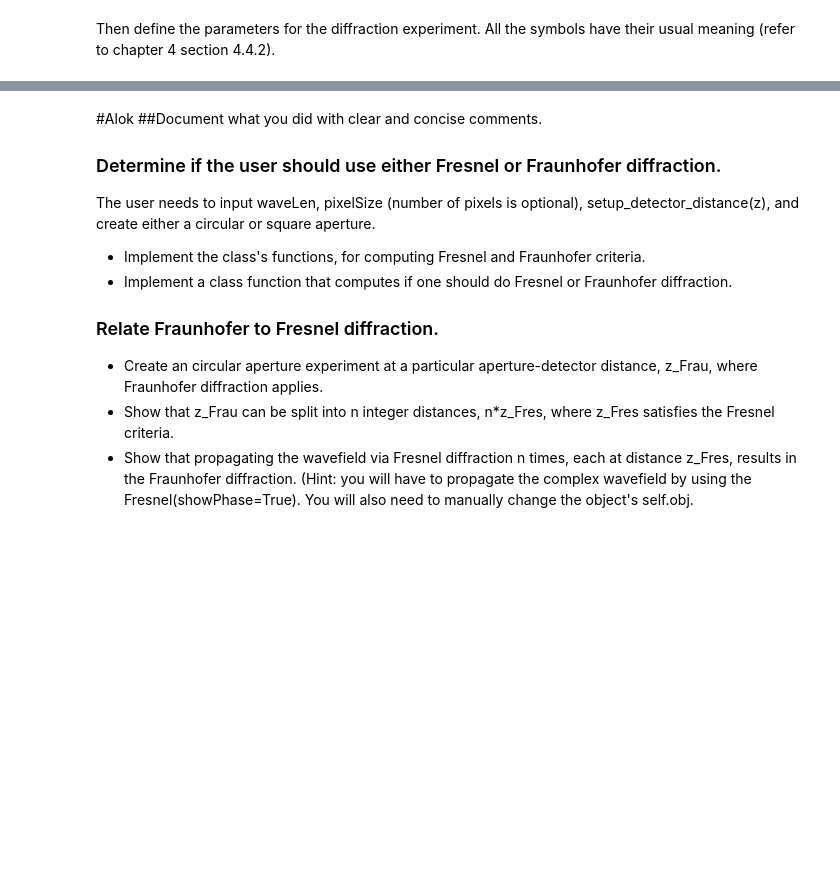
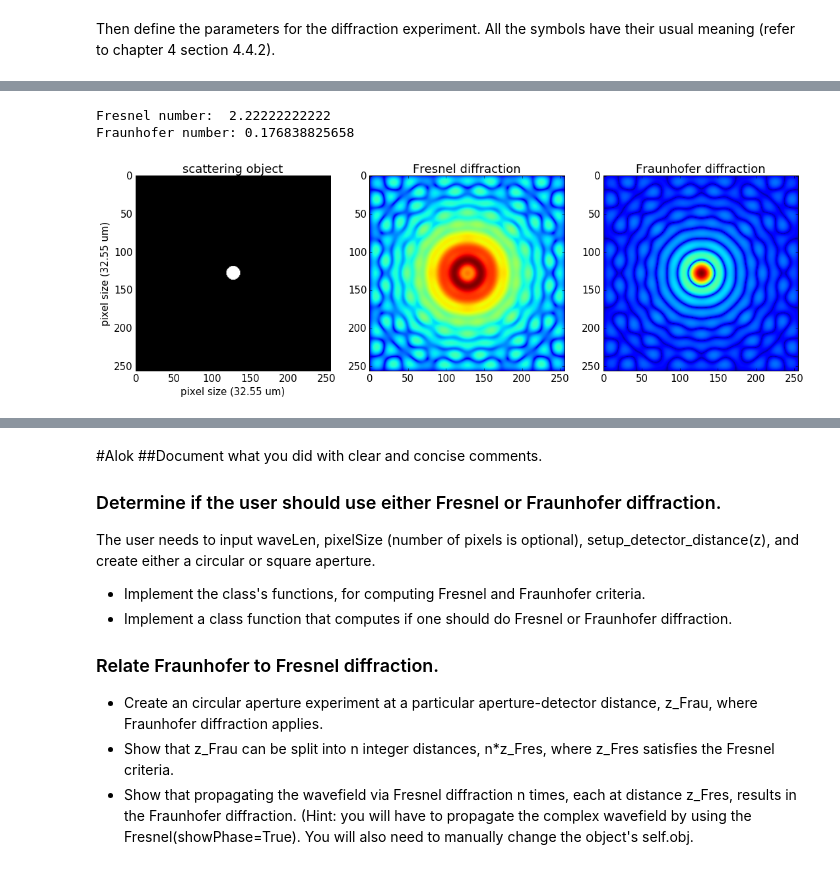
Before and after one commit to duaneloh/PyFourierOptics, a Jupyter notebook: tutorials/diffraction_Ch4.ipynb, the cells around one changed output, grey strips where cells are left out. Cells and saved outputs as stored; diff of their text form; code cells hidden in the pictures; blank space fills up the shorter version.

Commit message:
Computes Fresnel and Fraunhofer numbers

```diff
--- a/tutorials/diffraction_Ch4.ipynb
+++ b/tutorials/diffraction_Ch4.ipynb
@@ -134,3 +134,17 @@ class diffractor(object):
                 return U
             else:
                 return abs(U)**2
+
+def show_diffraction_series(scatterer, fres, fraun, res, res_unit=1.E-6):
+    (fig, ax) = subplots(1,3,figsize=(18,6))
+
+    ax[0].imshow(scatterer, cmap=cm.bone)
+    ax[0].set_title("scattering object")
+    ax[0].set_ylabel("pixel size (%0.2lf um)"%(res/res_unit))
+    ax[0].set_xlabel("pixel size (%0.2lf um)"%(res/res_unit))
+
+    ax[1].set_title("Fresnel diffraction")
+    ax[1].imshow(fres)
+
+    ax[2].set_title("Fraunhofer diffraction")
+    ax[2].imshow(fraun)
@@ -181,0 +157,22 @@ Fraunhofer? False
+# %%
+waveLen = 500E-9
+pixelSize = 6.E-6
+r = 300.E-6
+z = .1
+
+diffObj = diffractor(waveLen, pixelSize, N_pix=256)
+diffObj.setup_detector_distance(z)
+diffObj.make_circ_aperture(r)
+#diffObj.make_square_aperture(r)
+print "Fresnel number: ", diffObj.z / (0.25*r*r/waveLen)
+print "Fraunhofer number:",diffObj.z / (np.pi*r*r/waveLen)
+
+scatterer = diffObj.obj
+fresnel_pattern = np.abs(diffObj.Fresnel())**0.2
+fraunhofer_pattern = np.abs(diffObj.Fraunhofer())**0.2
+
+show_diffraction_series(scatterer, fresnel_pattern, fraunhofer_pattern, diffObj.res)
+# %% [output]
+Fresnel number:  2.22222222222
+Fraunhofer number: 0.176838825658
+[figure, added]
```
Also changed, not shown: parts of 5 cells of this notebook.
